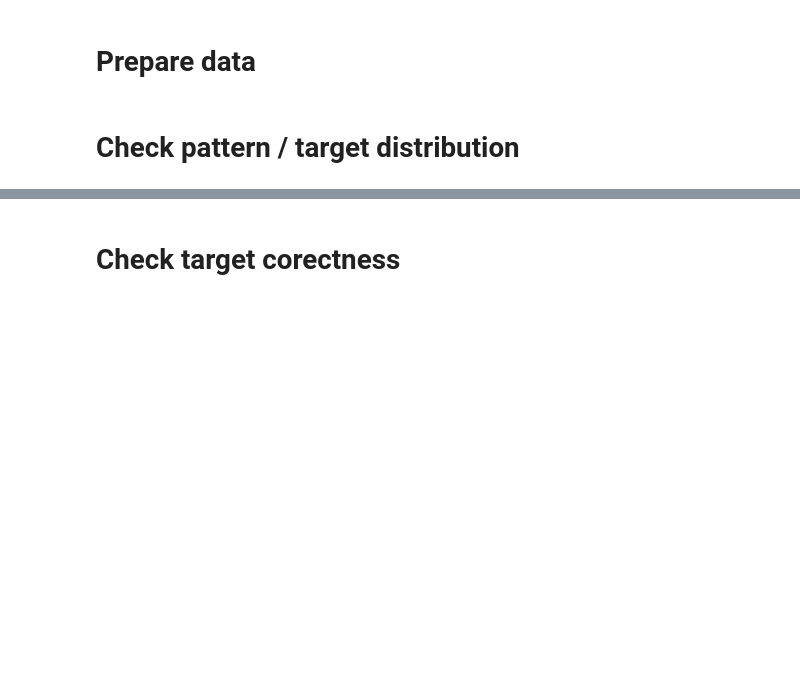
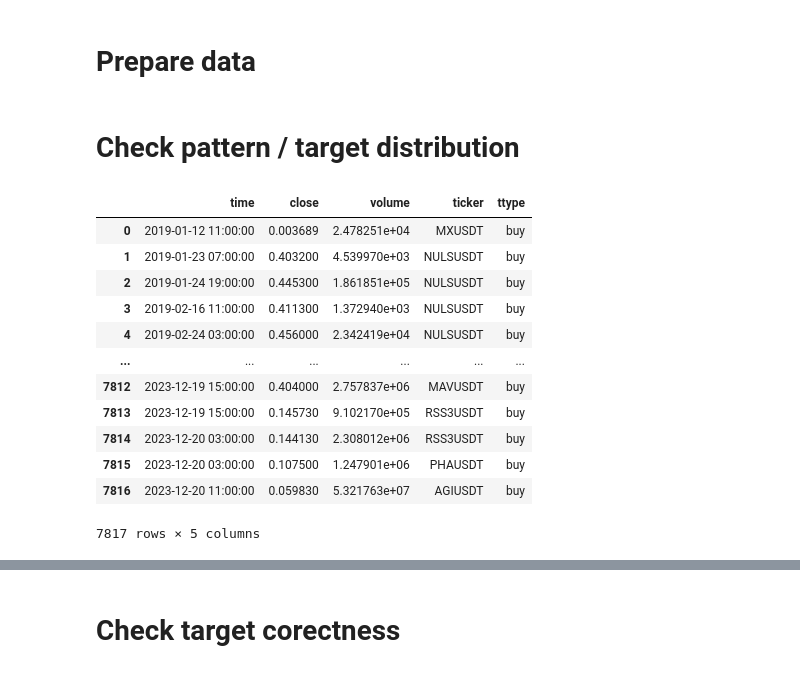
Before and after one commit to beatwad/sigbot, a Jupyter notebook: sigbot/ml/train_model.ipynb, the cells around one changed output, grey strips where cells are left out. Cells and saved outputs as stored; diff of their text form; code cells hidden in the pictures; blank space fills up the shorter version.

```diff
--- a/sigbot/ml/train_model.ipynb
+++ b/sigbot/ml/train_model.ipynb
@@ -327,0 +331,16 @@ if CFG.create_dataset:
+# %%
+x
+# %% [output]
+|  | time | close | volume | ticker | ttype |
+| 0 | 2019-01-12 11:00:00 | 0.003689 | 2.478251e+04 | MXUSDT | buy |
+| 1 | 2019-01-23 07:00:00 | 0.403200 | 4.539970e+03 | NULSUSDT | buy |
+| 2 | 2019-01-24 19:00:00 | 0.445300 | 1.861851e+05 | NULSUSDT | buy |
+| 3 | 2019-02-16 11:00:00 | 0.411300 | 1.372940e+03 | NULSUSDT | buy |
+| 4 | 2019-02-24 03:00:00 | 0.456000 | 2.342419e+04 | NULSUSDT | buy |
+| ... | ... | ... | ... | ... | ... |
+| 7812 | 2023-12-19 15:00:00 | 0.404000 | 2.757837e+06 | MAVUSDT | buy |
+| 7813 | 2023-12-19 15:00:00 | 0.145730 | 9.102170e+05 | RSS3USDT | buy |
+| 7814 | 2023-12-20 03:00:00 | 0.144130 | 2.308012e+06 | RSS3USDT | buy |
+| 7815 | 2023-12-20 03:00:00 | 0.107500 | 1.247901e+06 | PHAUSDT | buy |
+| 7816 | 2023-12-20 11:00:00 | 0.059830 | 5.321763e+07 | AGIUSDT | buy |
+7817 rows × 5 columns
```
Also changed, not shown: parts of 17 cells of this notebook, 13 other files.
